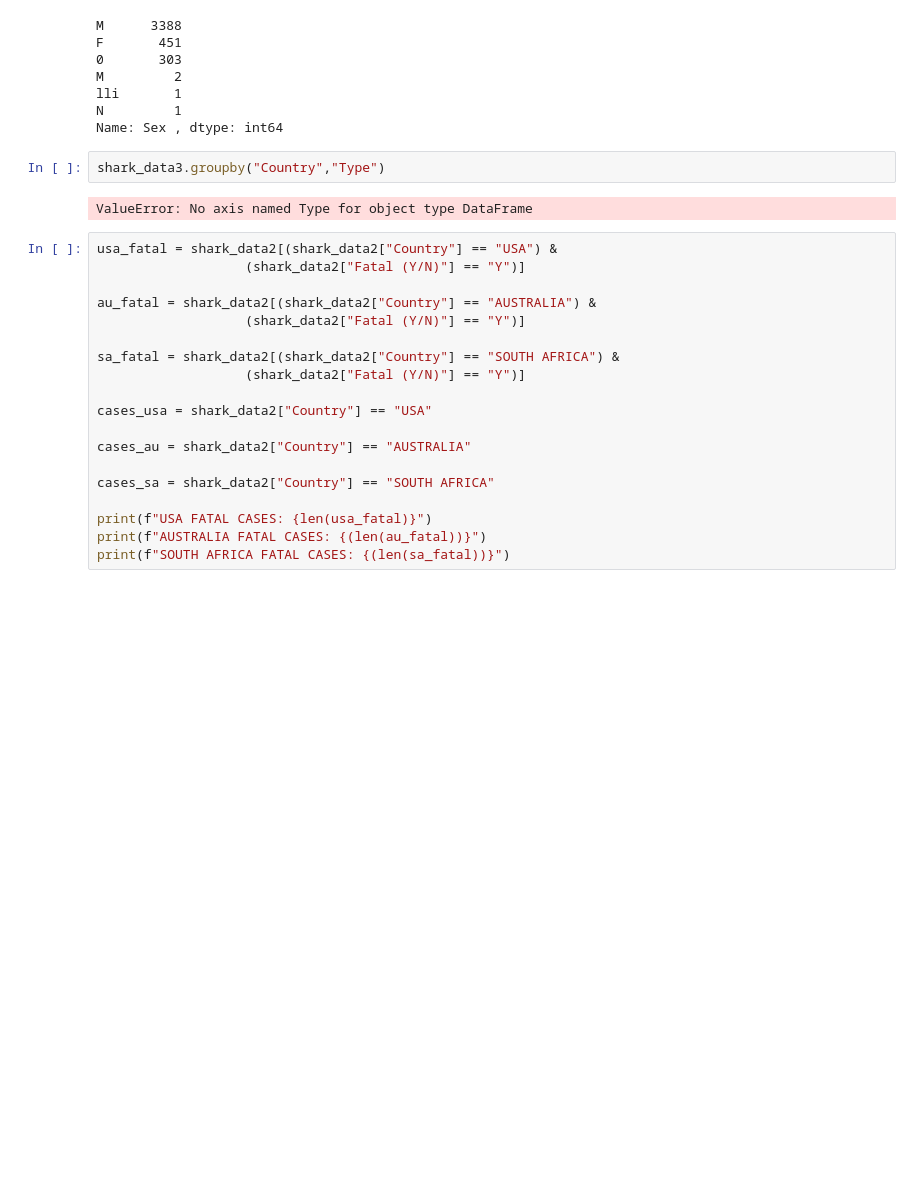
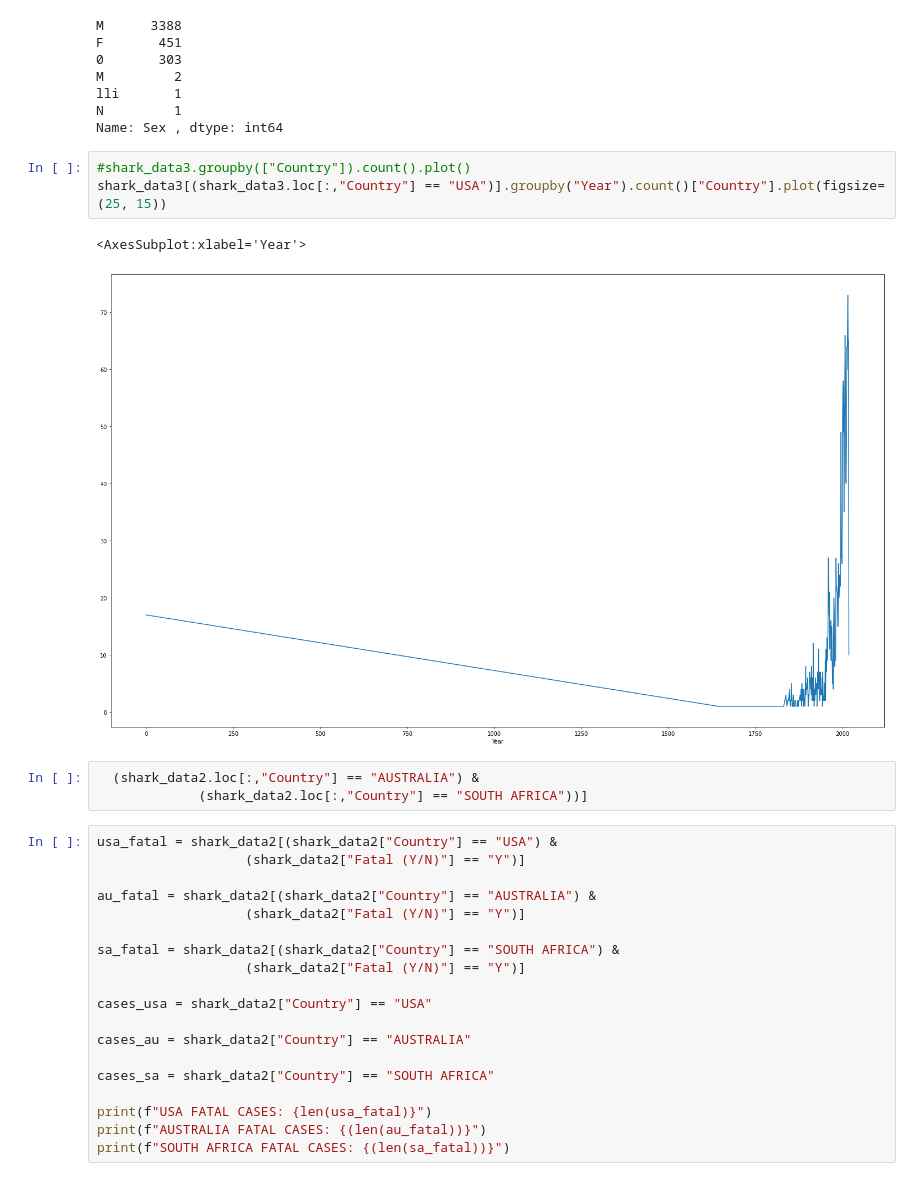
Before and after one commit to rfbj/IRONHACK-DATA-ANALYSIS, a Jupyter notebook: PROJECTS/Data Cleaning - Shark Attack/Data Cleaning - Shark Attack.ipynb, the cells around one changed output. Cells and saved outputs as stored; diff of their text form; blank space fills up the shorter version.

```diff
--- a/PROJECTS/Data Cleaning - Shark Attack/Data Cleaning - Shark Attack.ipynb
+++ b/PROJECTS/Data Cleaning - Shark Attack/Data Cleaning - Shark Attack.ipynb
@@ -372,10 +372,15 @@ M         2
 lli       1
 N         1
 Name: Sex , dtype: int64
-# %%
-shark_data3.groupby("Country","Type")
-# %% [output]
-ValueError: No axis named Type for object type DataFrame
+# %%
+#shark_data3.groupby(["Country"]).count().plot()
+shark_data3[(shark_data3.loc[:,"Country"] == "USA")].groupby("Year").count()["Country"].plot(figsize=(25, 15))
+# %% [output]
+<AxesSubplot:xlabel='Year'>
+[figure, added]
+# %%
+  (shark_data2.loc[:,"Country"] == "AUSTRALIA") &
+             (shark_data2.loc[:,"Country"] == "SOUTH AFRICA"))]
 # %%
 usa_fatal = shark_data2[(shark_data2["Country"] == "USA") &
                    (shark_data2["Fatal (Y/N)"] == "Y")]
```
Also changed, not shown: parts of 1 cell of this notebook.
